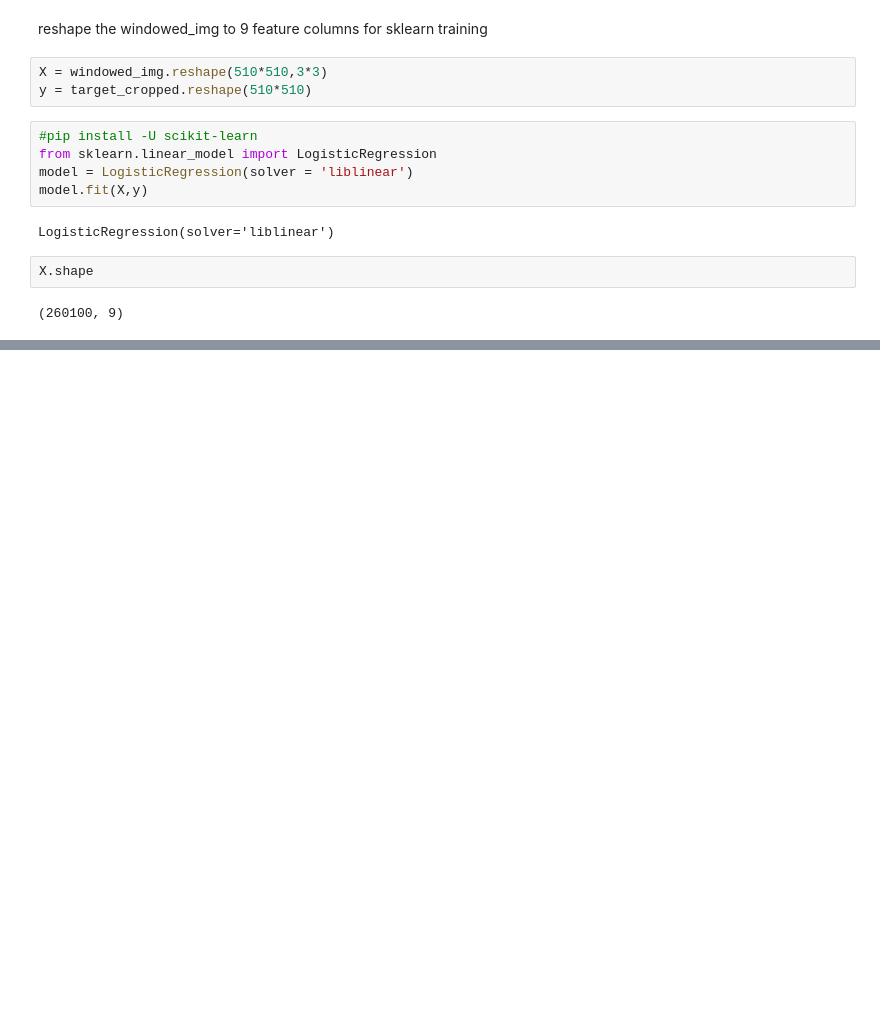
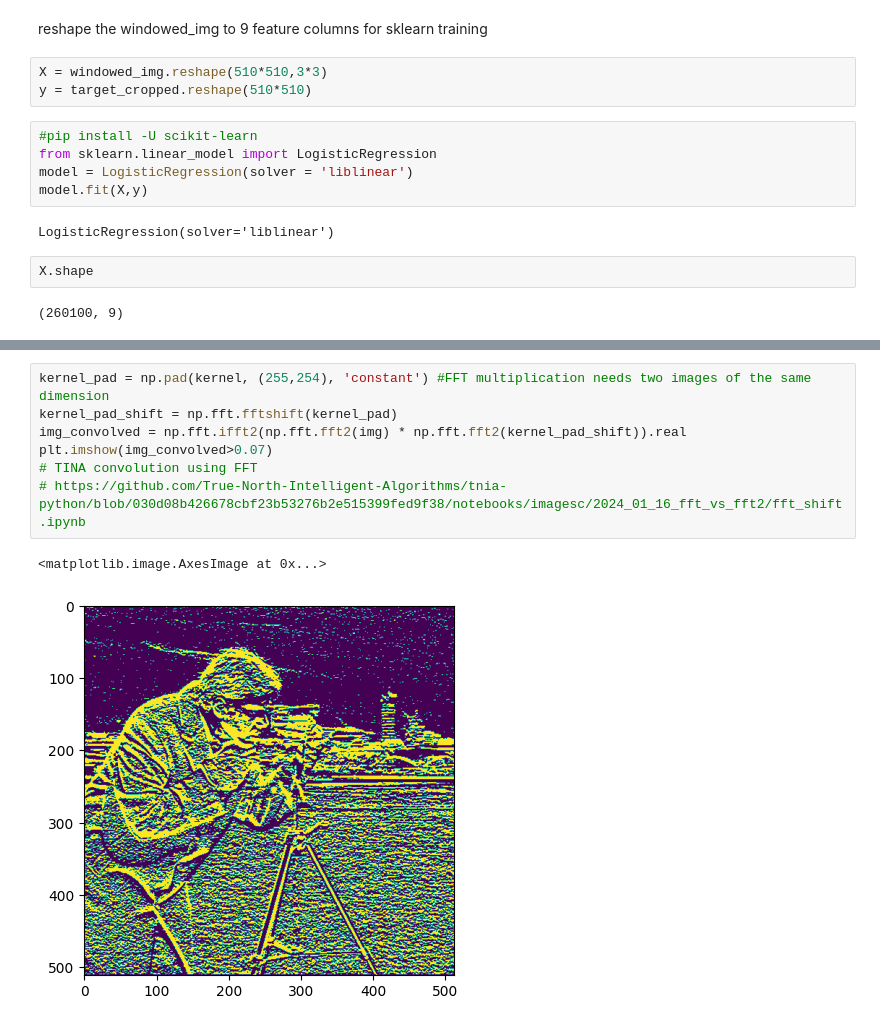
Before and after one commit to szh141/colab, a Jupyter notebook: CNN_on_sobel_h.ipynb, the cells around one changed output, grey strips where cells are left out. Saved outputs shown, nothing was run; the diff lists cells and outputs as text; blank space fills up the shorter version.

```diff
--- a/CNN_on_sobel_h.ipynb
+++ b/CNN_on_sobel_h.ipynb
@@ -85,0 +126,10 @@ print(model.coef_.reshape(3,3))
+# %%
+kernel_pad = np.pad(kernel, (255,254), 'constant') #FFT multiplication needs two images of the same dimension
+kernel_pad_shift = np.fft.fftshift(kernel_pad)
+img_convolved = np.fft.ifft2(np.fft.fft2(img) * np.fft.fft2(kernel_pad_shift)).real
+plt.imshow(img_convolved>0.07)
+# TINA convolution using FFT
+# https://github.com/True-North-Intelligent-Algorithms/tnia-python/blob/030d08b426678cbf23b53276b2e515399fed9f38/notebooks/imagesc/2024_01_16_fft_vs_fft2/fft_shift.ipynb
+# %% [output]
+<matplotlib.image.AxesImage at 0x...>
+[figure, added]
```
Also changed, not shown: parts of 12 cells of this notebook.
